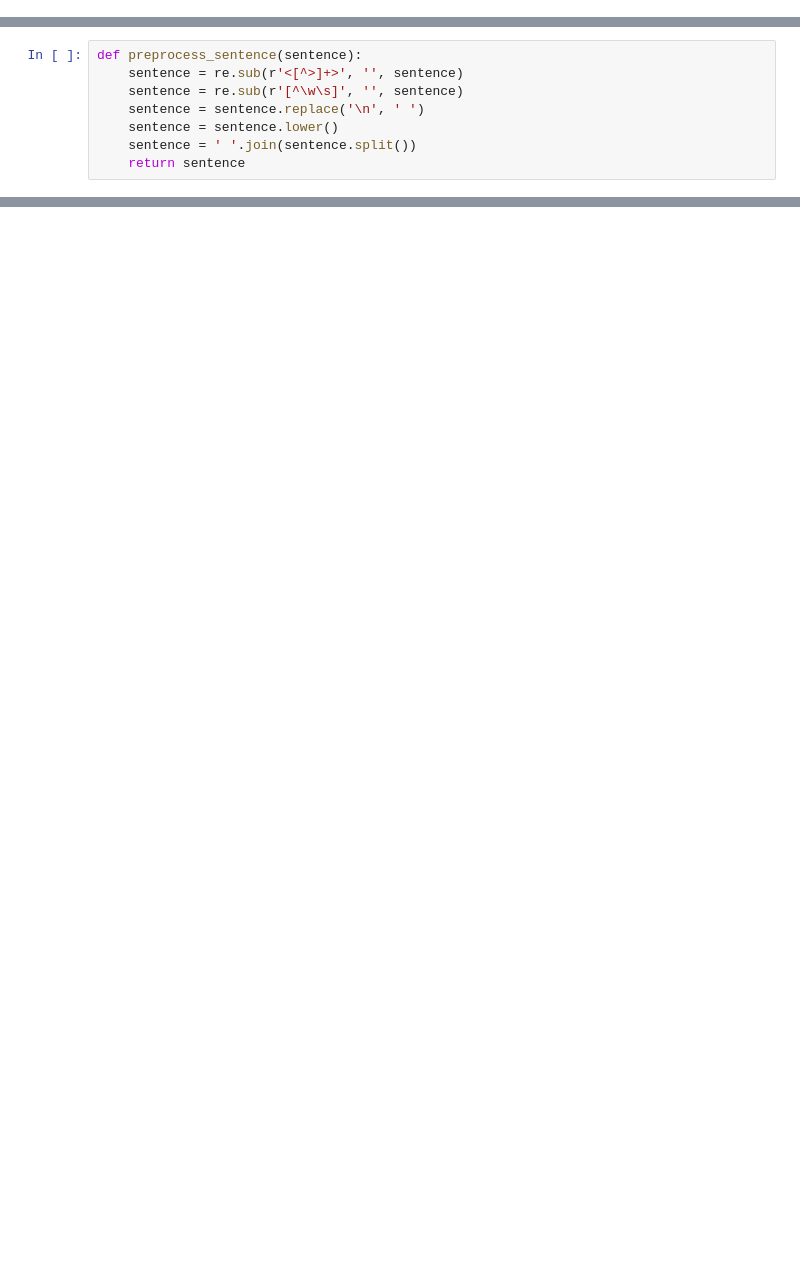
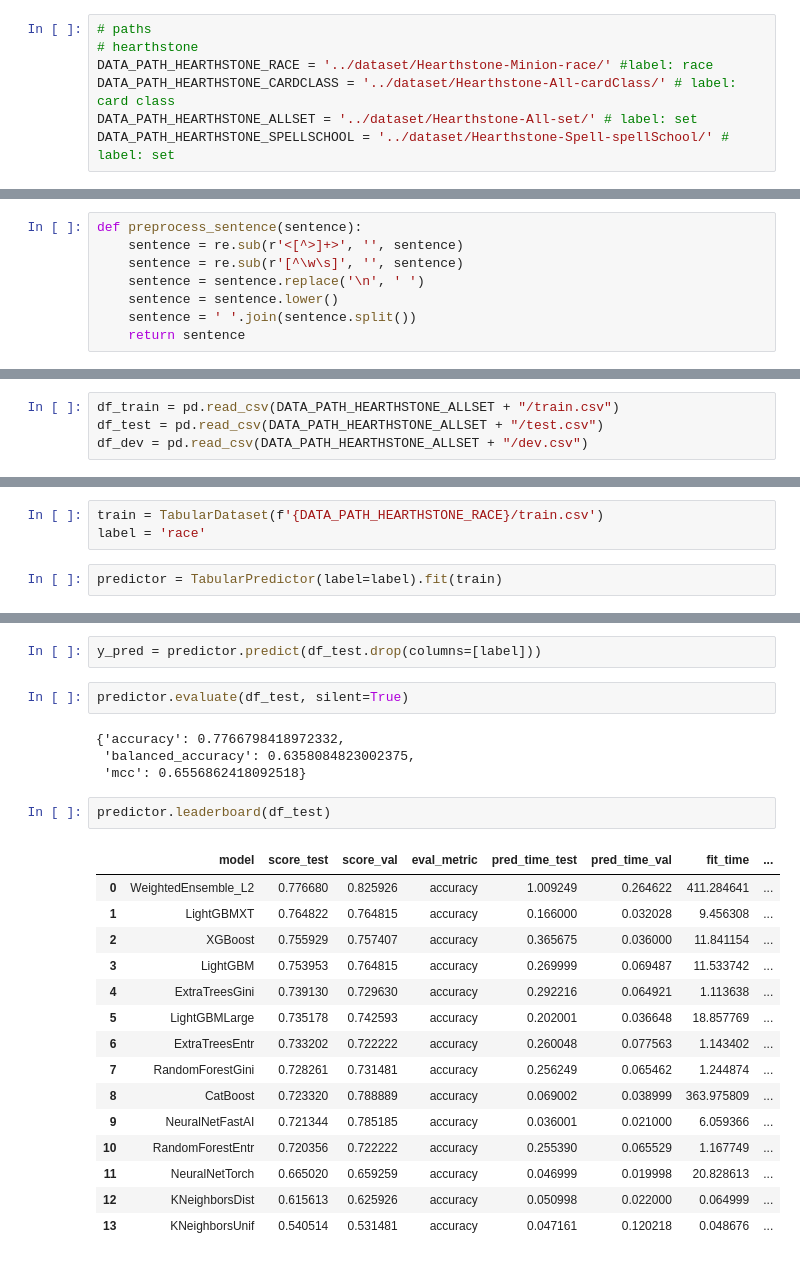
Before and after one commit to fWern/MasterThesis, a Jupyter notebook: first_model.ipynb, the cells around one changed output, grey strips where cells are left out. Saved outputs shown, nothing was run; the diff lists cells and outputs as text; blank space fills up the shorter version.

Commit message:
first model updated

```diff
--- a/first_model.ipynb
+++ b/first_model.ipynb
@@ -94,0 +30,7 @@ def get_collectible_text(value):
+# %%
+# paths
+# hearthstone
+DATA_PATH_HEARTHSTONE_RACE = '../dataset/Hearthstone-Minion-race/' #label: race
+DATA_PATH_HEARTHSTONE_CARDCLASS = '../dataset/Hearthstone-All-cardClass/' # label: card class
+DATA_PATH_HEARTHSTONE_ALLSET = '../dataset/Hearthstone-All-set/' # label: set
+DATA_PATH_HEARTHSTONE_SPELLSCHOOL = '../dataset/Hearthstone-Spell-spellSchool/' # label: set
@@ -423,0 +407,4 @@ def combine_image_text(texts, images, labels, clip_model, clip_preprocess):
+# %%
+df_train = pd.read_csv(DATA_PATH_HEARTHSTONE_ALLSET + "/train.csv")
+df_test = pd.read_csv(DATA_PATH_HEARTHSTONE_ALLSET + "/test.csv")
+df_dev = pd.read_csv(DATA_PATH_HEARTHSTONE_ALLSET + "/dev.csv")
@@ -423,0 +490,5 @@ def combine_image_text(texts, images, labels, clip_model, clip_preprocess):
+# %%
+train = TabularDataset(f'{DATA_PATH_HEARTHSTONE_RACE}/train.csv')
+label = 'race'
+# %%
+predictor = TabularPredictor(label=label).fit(train)
@@ -423,0 +513,26 @@ def combine_image_text(texts, images, labels, clip_model, clip_preprocess):
+# %%
+y_pred = predictor.predict(df_test.drop(columns=[label]))
+# %%
+predictor.evaluate(df_test, silent=True)
+# %% [output]
+{'accuracy': 0.7766798418972332,
+ 'balanced_accuracy': 0.6358084823002375,
+ 'mcc': 0.6556862418092518}
+# %%
+predictor.leaderboard(df_test)
+# %% [output]
+|  | model | score_test | score_val | eval_metric | pred_time_test | pred_time_val | fit_time | ... |
+| 0 | WeightedEnsemble_L2 | 0.776680 | 0.825926 | accuracy | 1.009249 | 0.264622 | 411.284641 | ... |
+| 1 | LightGBMXT | 0.764822 | 0.764815 | accuracy | 0.166000 | 0.032028 | 9.456308 | ... |
+| 2 | XGBoost | 0.755929 | 0.757407 | accuracy | 0.365675 | 0.036000 | 11.841154 | ... |
+| 3 | LightGBM | 0.753953 | 0.764815 | accuracy | 0.269999 | 0.069487 | 11.533742 | ... |
+| 4 | ExtraTreesGini | 0.739130 | 0.729630 | accuracy | 0.292216 | 0.064921 | 1.113638 | ... |
+| 5 | LightGBMLarge | 0.735178 | 0.742593 | accuracy | 0.202001 | 0.036648 | 18.857769 | ... |
+| 6 | ExtraTreesEntr | 0.733202 | 0.722222 | accuracy | 0.260048 | 0.077563 | 1.143402 | ... |
+| 7 | RandomForestGini | 0.728261 | 0.731481 | accuracy | 0.256249 | 0.065462 | 1.244874 | ... |
+| 8 | CatBoost | 0.723320 | 0.788889 | accuracy | 0.069002 | 0.038999 | 363.975809 | ... |
+| 9 | NeuralNetFastAI | 0.721344 | 0.785185 | accuracy | 0.036001 | 0.021000 | 6.059366 | ... |
+| 10 | RandomForestEntr | 0.720356 | 0.722222 | accuracy | 0.255390 | 0.065529 | 1.167749 | ... |
+| 11 | NeuralNetTorch | 0.665020 | 0.659259 | accuracy | 0.046999 | 0.019998 | 20.828613 | ... |
+| 12 | KNeighborsDist | 0.615613 | 0.625926 | accuracy | 0.050998 | 0.022000 | 0.064999 | ... |
+| 13 | KNeighborsUnif | 0.540514 | 0.531481 | accuracy | 0.047161 | 0.120218 | 0.048676 | ... |
```
Also changed, not shown: parts of 95 cells of this notebook.
